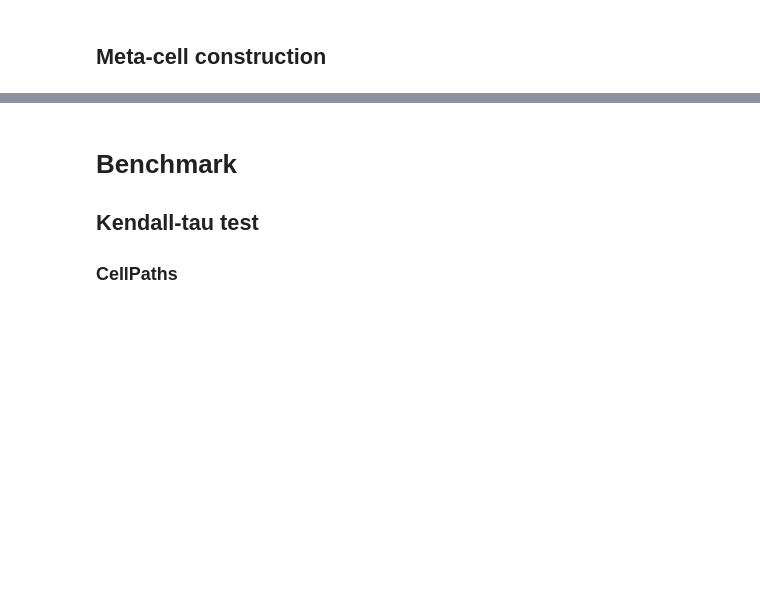
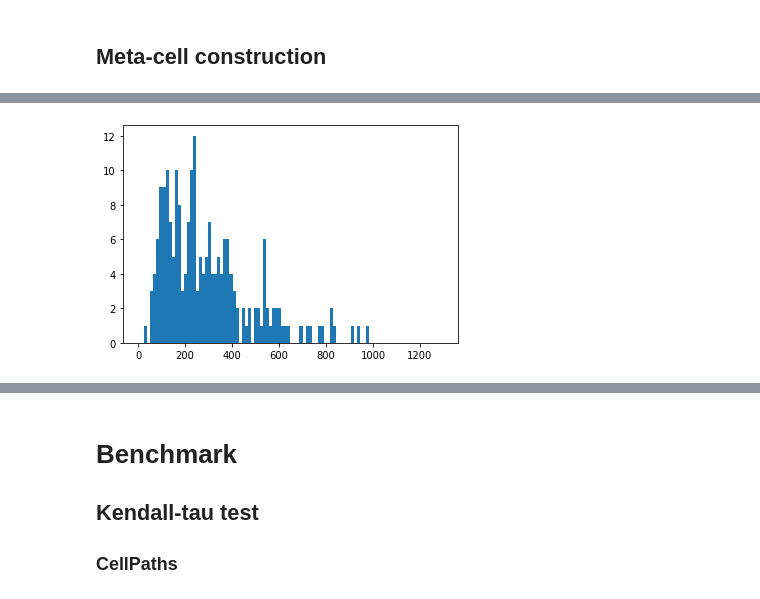
Before and after one commit to PeterZZQ/CellPath, a Jupyter notebook: Examples/CellPaths_multi_cycles.ipynb, the cells around one changed output, grey strips where cells are left out. Cells and saved outputs as stored; diff of their text form; code cells hidden in the pictures; blank space fills up the shorter version.

```diff
--- a/Examples/CellPaths_multi_cycles.ipynb
+++ b/Examples/CellPaths_multi_cycles.ipynb
@@ -104,0 +47,4 @@ trajs = 1
+# %%
+visual.weight_histogram(cellpath_obj, resolution = 100)
+# %% [output]
+[figure, added]
```
Also changed, not shown: parts of 15 cells of this notebook, 3 other files.
